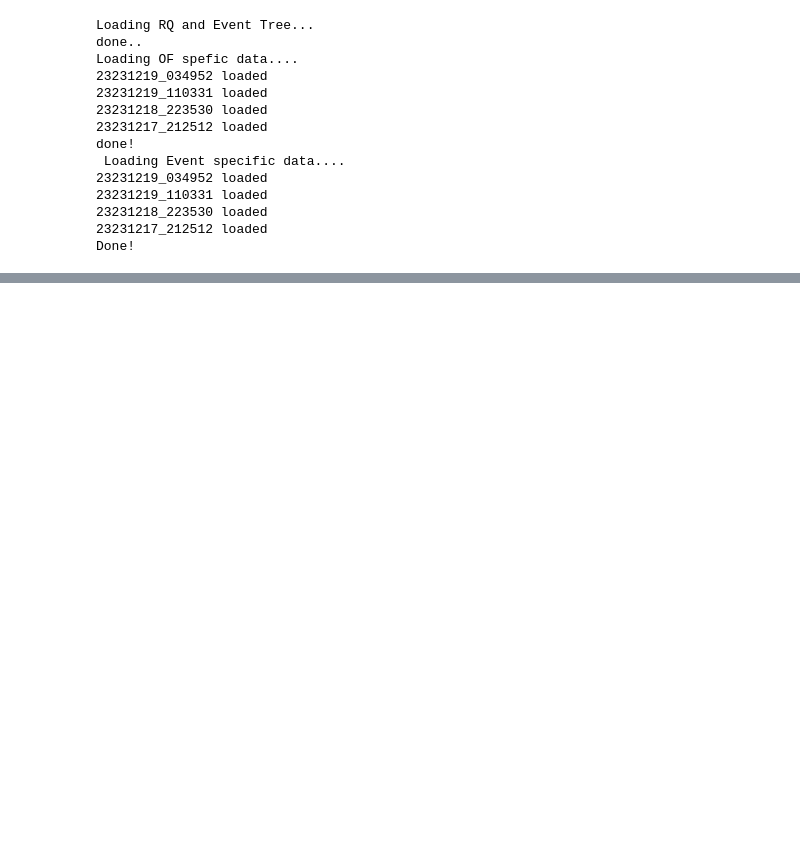
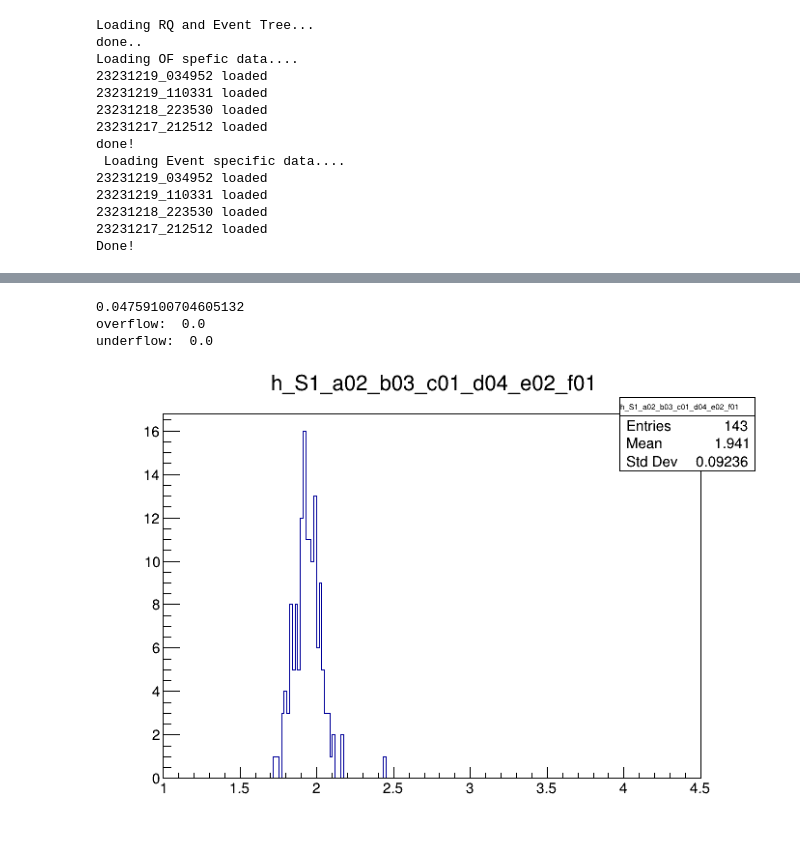
Before and after one commit to spandeyehep/CUTE_R37, a Jupyter notebook: newCalib_relative_calib_Z1.ipynb, the cells around one changed output, grey strips where cells are left out. Saved outputs shown, nothing was run; the diff lists cells and outputs as text; code cells hidden in the pictures; blank space fills up the shorter version.

```diff
--- a/newCalib_relative_calib_Z1.ipynb
+++ b/newCalib_relative_calib_Z1.ipynb
@@ -296,0 +312,15 @@ can.Draw()
+# %%
+n = 8361
+can = rt.TCanvas()
+h = hists1[n]
+h.Draw()
+print(h.GetRMS()/h.GetMean())
+nbins = h.GetNbinsX()
+print('overflow: ',h.GetBinContent(nbins+1))
+print('underflow: ',h.GetBinContent(0))
+can.Draw()
+# %% [output]
+0.04759100704605132
+overflow:  0.0
+underflow:  0.0
+[figure, added]
```
Also changed, not shown: parts of 28 cells of this notebook.
